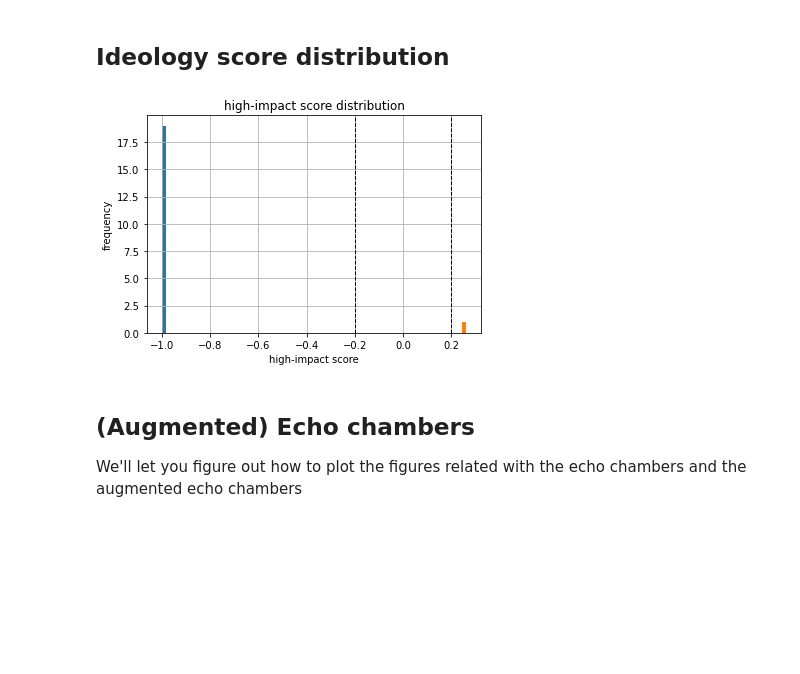
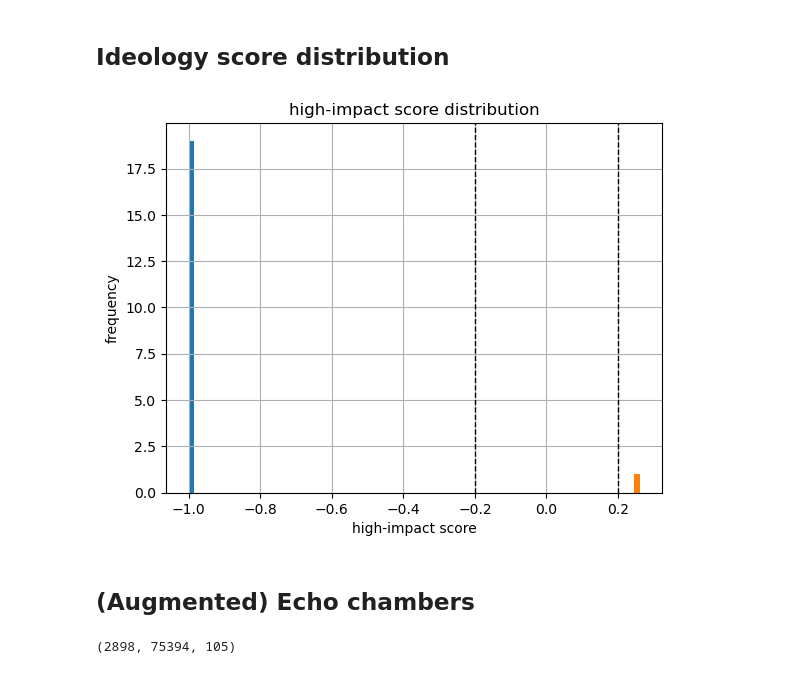
Before and after one commit to blas-ko/Twitter_chambers, a Jupyter notebook: example/chamber_example_higgs-boson.ipynb, the cells around one changed output. Cells and saved outputs as stored; diff of their text form; code cells hidden in the pictures; blank space fills up the shorter version.

```diff
--- a/example/chamber_example_higgs-boson.ipynb
+++ b/example/chamber_example_higgs-boson.ipynb
@@ -66,12 +73,12 @@ Wall time: 62.8 ms
 %%time
 ### CHAMBERS AND AUDIENCES ###
 
-chambers_dynamic = ca.temporal_chambers( IΔ, edgelists, users_excluded=I_highimpact, return_networks=False )
+chambers_dynamic = ca.temporal_chambers( IΔ, edgelists, users_excluded=I_leading, return_networks=False )
 audiences_dynamic = ca.temporal_audiences( IΔ, edgelists, return_networks=False )
 
 ## AGGREGATE CHAMBERS: Chambers of each user aggregated over all weeks
 chambers_aggregate = dict()
-for user in leading_users:
+for user in persisting_leading_users:
 
     chambers_aggregate[user] = set()
     for (t, chamber_t) in enumerate(chambers_dynamic):
@@ -82,7 +89,7 @@ for user in leading_users:
 
 ## AGGREGATE AUDIENCES: Audiences of each user aggregated over all weeks
 audiences_aggregate = dict()
-for user in leading_users:
+for user in persisting_leading_users:
     audiences_aggregate[user] = set()
     for (t, el) in enumerate(edgelists):
         try:
@@ -113,5 +120,5 @@ Wall time: 18 ms
 # %%
 %%time
 ### COMMUNITIES/IDEOLOGIES (UNSUPERVISED) ###
-P_spectral, (l,u) = cm.communities_spectral( Q_static.replace(np.nan,0), mode=2, cutoff=0, return_spectra=True)
+P_spectral, (l,u) = cm.communities_spectral( Q_static.replace(np.nan,0), mode=2, cutoff=0, return_spectra=True, anchor_believer=None)
 # %% [output]
@@ -134,7 +141,7 @@ Wall time: 13.8 ms
 %%time
 ## AUDIENCES OF HISH IMPACT USERS
 high_impact_audiences = []
-for t, high_impacts_t in enumerate( I_highimpact ):
+for t, high_impacts_t in enumerate( I_leading ):
     high_impact_audiences.append( ca.get_audiences_of_users( high_impacts_t, edgelists[t] ) )
 
 ## NUMBER OF USERS PER EDGELIST
@@ -151,9 +158,9 @@ Wall time: 176 ms
 # %%
 %%time
 ## COMPUTE HIGH-IMPACT SCORES
-high_impact_scores = ec.ideology_scores_dynamics( high_impact_audiences, echo_chambers, users_excluded=leading_users, score_func=ec.score_1 )
+high_impact_scores = ec.ideology_scores_dynamics( high_impact_audiences, echo_chambers, users_excluded=persisting_leading_users, score_func=ec.score_1 )
 
 ## OBTAIN AUGMENTED ECHO CHAMBERS
 thresh = 0.2 # η in the paper
-augmented_echo_chambers = ec.augment_echo_chambers( high_impact_scores, high_impact_audiences, echo_chambers, thresh=thresh, users_excluded=leading_users )
+augmented_echo_chambers = ec.augment_echo_chambers( high_impact_scores, high_impact_audiences, echo_chambers, thresh=thresh, users_excluded=persisting_leading_users )
 # %% [output]
@@ -192,32 +199,30 @@ plt.title('Aggregate chamber overlap matrix');
 # %% [markdown]
 ## Ideology score distribution
 # %%
-score_values = ec.flatten_array_of_dicts( high_impact_scores )
+score_values = ut.flatten_array_of_dicts( high_impact_scores )
 score_values = -np.sort( score_values )
 
 s_anti = score_values[ score_values < -thresh ]
 s_pro = score_values[ score_values > -thresh ]
 s_neutral = score_values[ (score_values >= -thresh) & (score_values <= thresh) ]
 
 bins = np.histogram( score_values, bins=80 )[1] #get the bin edges
 bw = np.diff(bins)[0]
 
 # qC, fKDE = sm.get_pdf_cutoff( score_values, return_kde_dist=True, bw_method=bw )
 
 plt.hist( s_anti, bins, density=False  );
 plt.hist( s_pro, bins, density=False );
 plt.hist( s_neutral, bins, density=False, alpha=0.8, color='gray' );
 
 plt.axvline(-thresh, lw=1, ls='--', label='', color='black')
 plt.axvline(thresh, lw=1, ls='--', label='', color='black')
 
 plt.xlabel('high-impact score')
 plt.ylabel('frequency')
 plt.title('high-impact score distribution')
 plt.grid()
 # %% [output]
-[figure, old version]
+[figure, new version]
 # %% [markdown]
 ## (Augmented) Echo chambers
-
-We'll let you figure out how to plot the figures related with the echo chambers and the augmented echo chambers
@@ -223,0 +237,14 @@ We'll let you figure out how to plot the figures related with the echo chambers
+# %%
+## Augmented Echo chamber sizes
+size_augmented_echo_chambers_intersection = [ len( augmented_echo_chambers[t]['skeptics'].intersection( augmented_echo_chambers[t]['believers'] ) ) for t in range(len(augmented_echo_chambers)) ]
+size_augmented_echo_chambers_intersection = pd.Series( size_augmented_echo_chambers_intersection )
+
+size_augmented_echo_chambers_skeptics = [ len( augmented_echo_chambers[t]['skeptics'] ) for t in range(len(augmented_echo_chambers)) ]
+size_augmented_echo_chambers_skeptics = pd.Series( size_augmented_echo_chambers_skeptics )
+
+size_augmented_echo_chambers_believers = [ len( augmented_echo_chambers[t]['believers'] ) for t in range(len(augmented_echo_chambers)) ]
+size_augmented_echo_chambers_believers = pd.Series( size_augmented_echo_chambers_believers )
+
+size_augmented_echo_chambers_believers.iloc[0], size_augmented_echo_chambers_skeptics.iloc[0], size_augmented_echo_chambers_intersection.iloc[0]
+# %% [output]
+(2898, 75394, 105)
```
Also changed, not shown: parts of 13 cells of this notebook.
